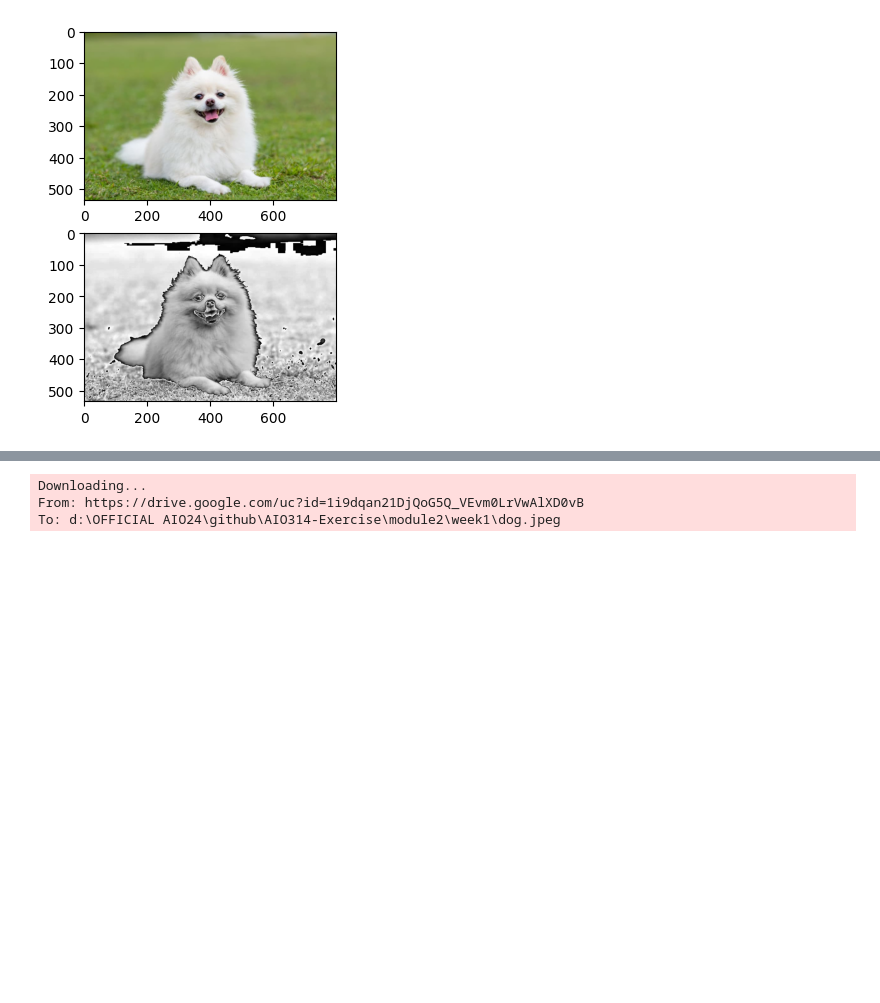
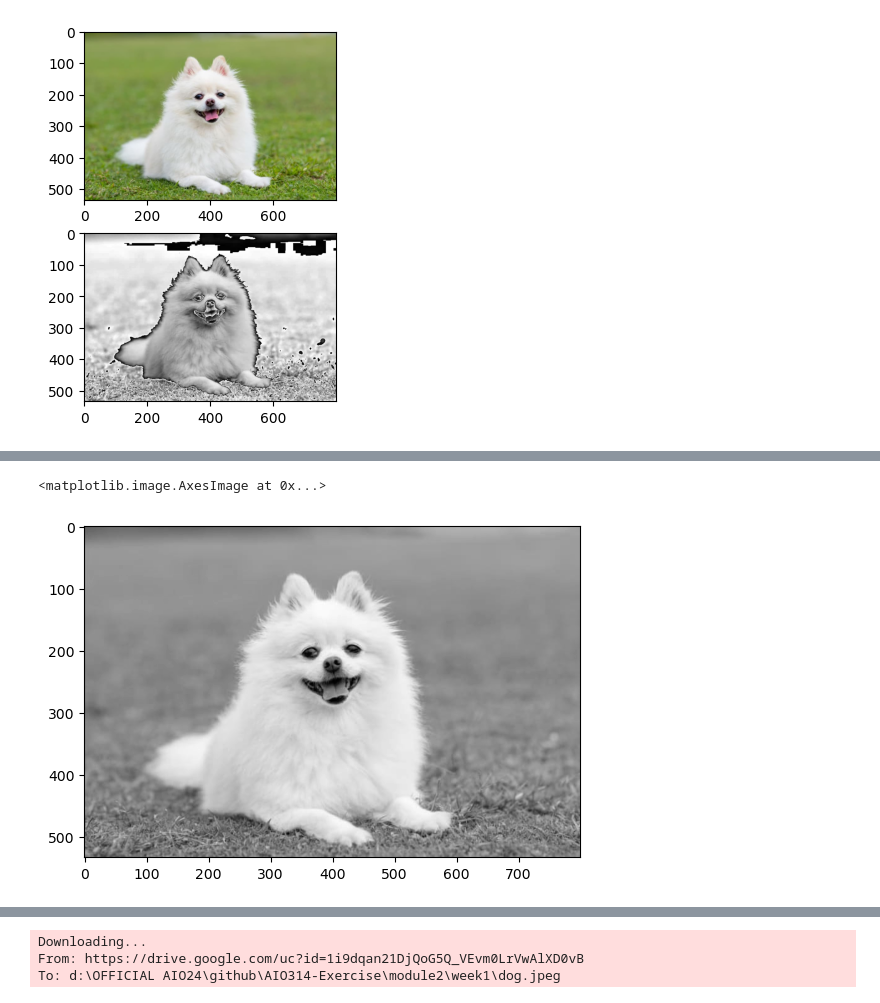
Before and after one commit to stephanelx88/AIO314-Exercise, a Jupyter notebook: module2/week1/week1_numpy.ipynb, the cells around one changed output, grey strips where cells are left out. Drawn from its saved outputs; the diff is of its cells as text; code cells hidden in the pictures; blank space fills up the shorter version.

```diff
--- a/module2/week1/week1_numpy.ipynb
+++ b/module2/week1/week1_numpy.ipynb
@@ -519,0 +536,11 @@ print(grey_img[0, 0])
+# %%
+# Convert to gray using luminosity
+def luminosity(vector):
+    return vector[0]*0.21 + vector[1]*0.72 + vector[2]*0.07
+
+luminosity_img = np.apply_along_axis(luminosity, axis=2, arr=original_img)
+
+plt.imshow(luminosity_img, cmap='gray')
+# %% [output]
+<matplotlib.image.AxesImage at 0x...>
+[figure, added]
```
Also changed, not shown: parts of 3 cells of this notebook.
